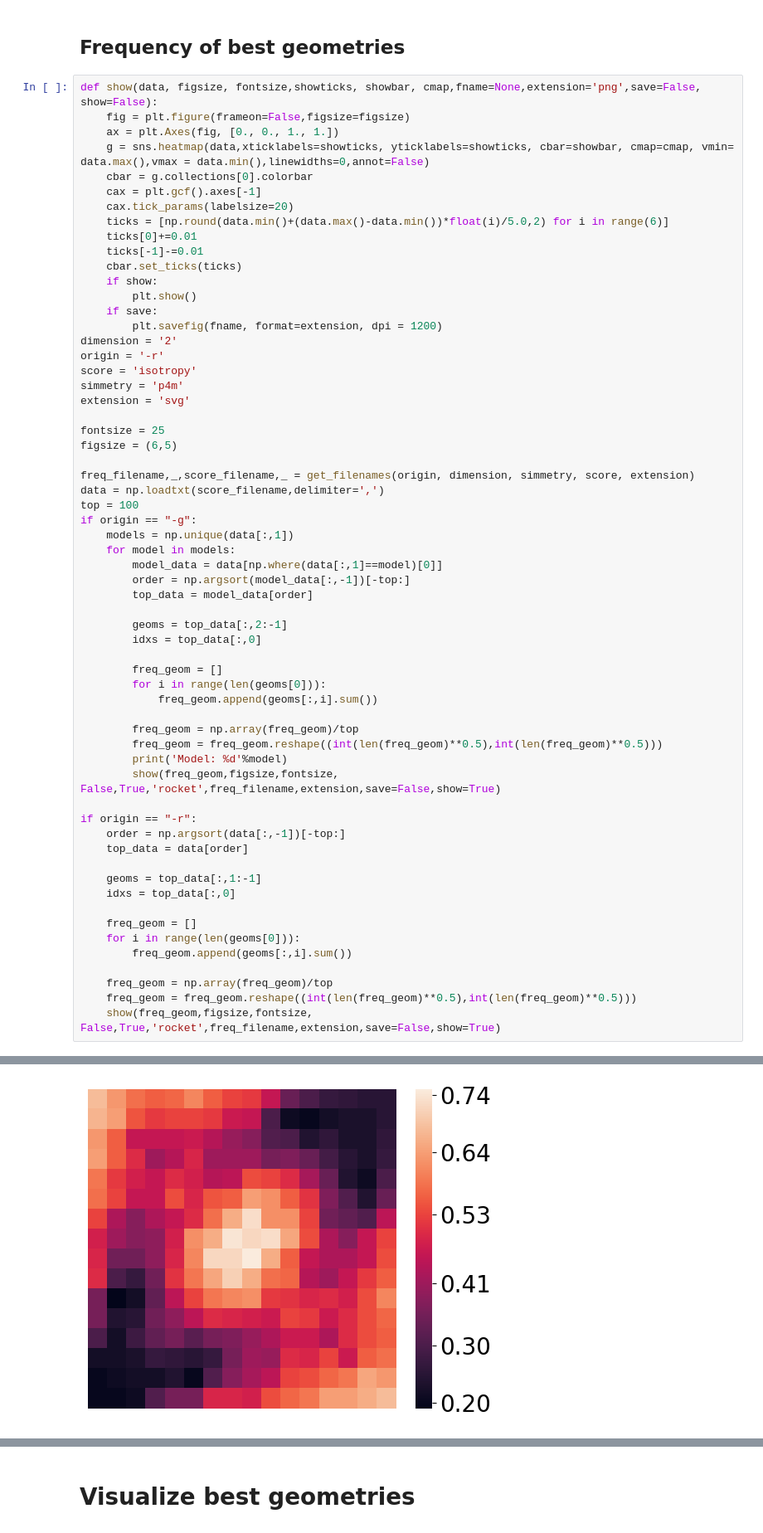
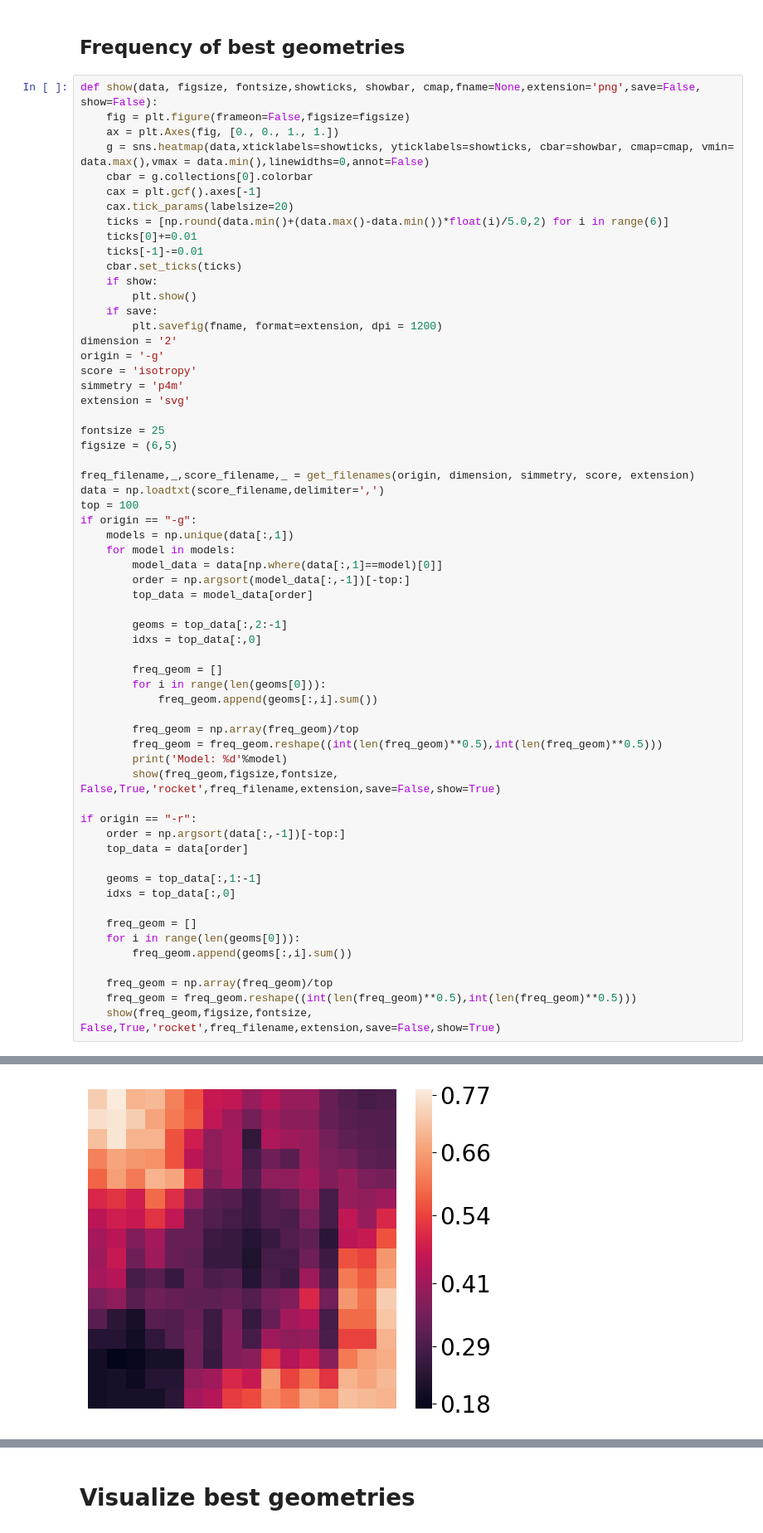
Before and after one commit to lucascbarbosa/INT, a Jupyter notebook: Manufatura Aditiva/Simulacao-GAN/pipeline/3- Machine_learning/Analyse/analysis.ipynb, the cells around one changed output, grey strips where cells are left out. Shown: that part at 83% size. Saved outputs shown, nothing was run; the diff lists cells and outputs as text.

```diff
--- a/Manufatura Aditiva/Simulacao-GAN/pipeline/3- Machine_learning/Analyse/analysis.ipynb
+++ b/Manufatura Aditiva/Simulacao-GAN/pipeline/3- Machine_learning/Analyse/analysis.ipynb
@@ -55,7 +55,7 @@ def show(data, figsize, fontsize,showticks, showbar, cmap,fname=None,extension='
     if save:
         plt.savefig(fname, format=extension, dpi = 1200)
 dimension = '2'
-origin = '-r'
+origin = '-g'
 score = 'isotropy'
 simmetry = 'p4m'
 extension = 'svg'
@@ -103 +104 @@ if origin == "-r":
-[figure, old version]
+[figure, new version]
```
Also changed, not shown: parts of 5 cells of this notebook, 51 other files.
